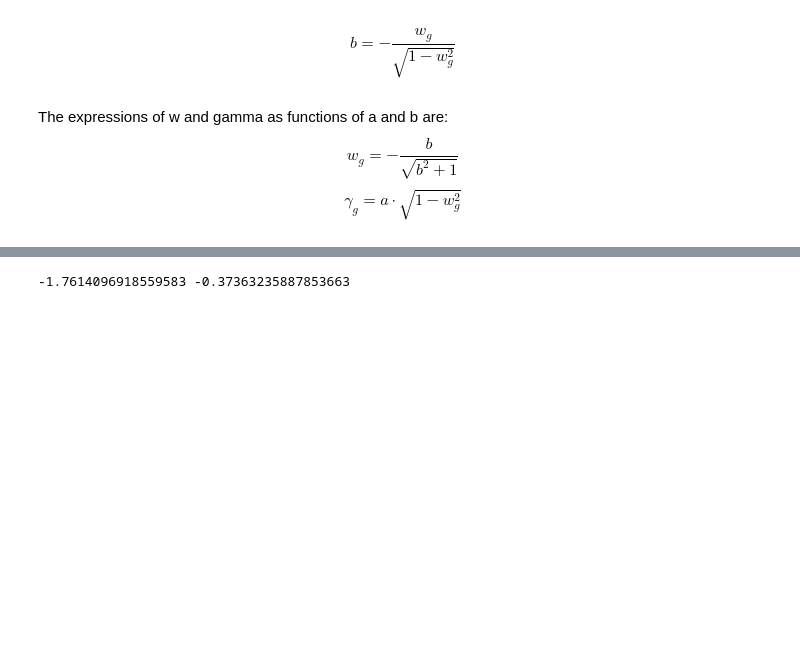
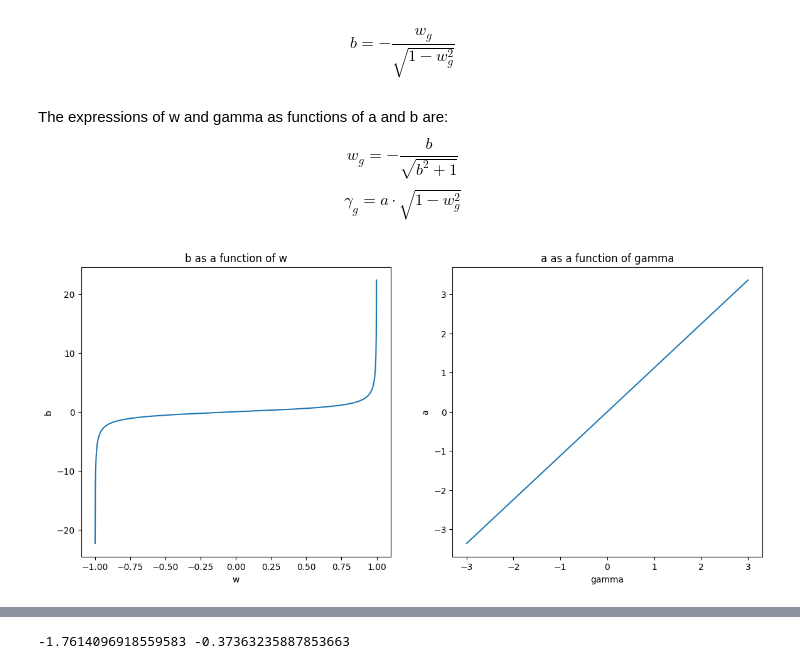
Before and after one commit to PeterKiss18/VasicekPDModel, a Jupyter notebook: variable_change.ipynb, the cells around one changed output, grey strips where cells are left out. Saved outputs shown, nothing was run; the diff lists cells and outputs as text; code cells hidden in the pictures; blank space fills up the shorter version.

Commit message:
Add plots and first attempt to confidence interval with variable change

```diff
--- a/variable_change.ipynb
+++ b/variable_change.ipynb
@@ -11,6 +11,33 @@ The expressions of w and gamma as functions of a and b are:
 $$ w_g = -\frac{b}{\sqrt{b^2 + 1}} $$
 $$ \gamma_g = a \cdot \sqrt{1 - w_g^2} $$
 # %%
+import matplotlib.pyplot as plt
 import numpy as np
+
+# Plot b value as a function of w if w is between -1 and 1
+w = np.linspace(-0.999, 0.999, 1000)
+b = w / np.sqrt(1 - w**2)
+
+plt.figure(figsize=(14, 6))
+plt.subplot(1, 2, 1)
+plt.plot(w, b)
+plt.xlabel("w")
+plt.ylabel("b")
+plt.title("b as a function of w")
+
+# Plot a value as a function of gamma
+gamma = np.linspace(-3, 3, 1000)
+w = 0.45
+a = gamma / np.sqrt(1 - w**2)
+
+plt.subplot(1, 2, 2)
+plt.plot(gamma, a)
+plt.xlabel("gamma")
+plt.ylabel("a")
+plt.title("a as a function of gamma")
+
+plt.show()
+# %% [output]
+[figure, added]
 # %%
 def w_calc_func(a, b):
```
Also changed, not shown: parts of 9 cells of this notebook.
